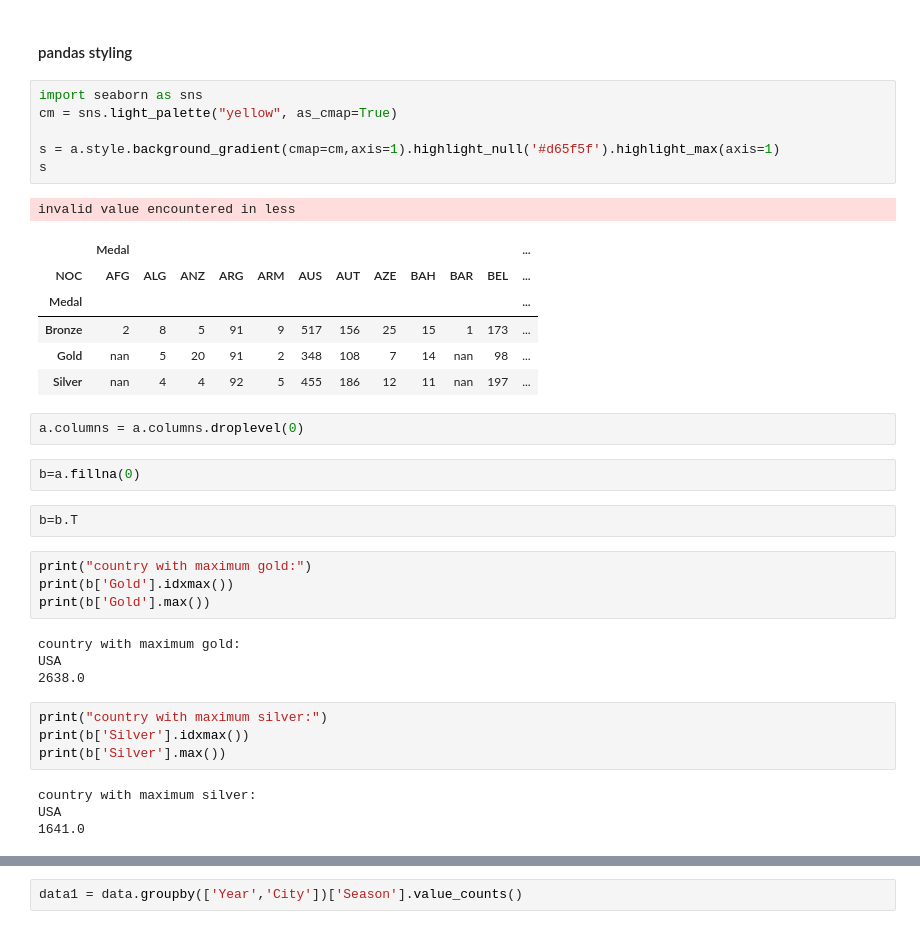
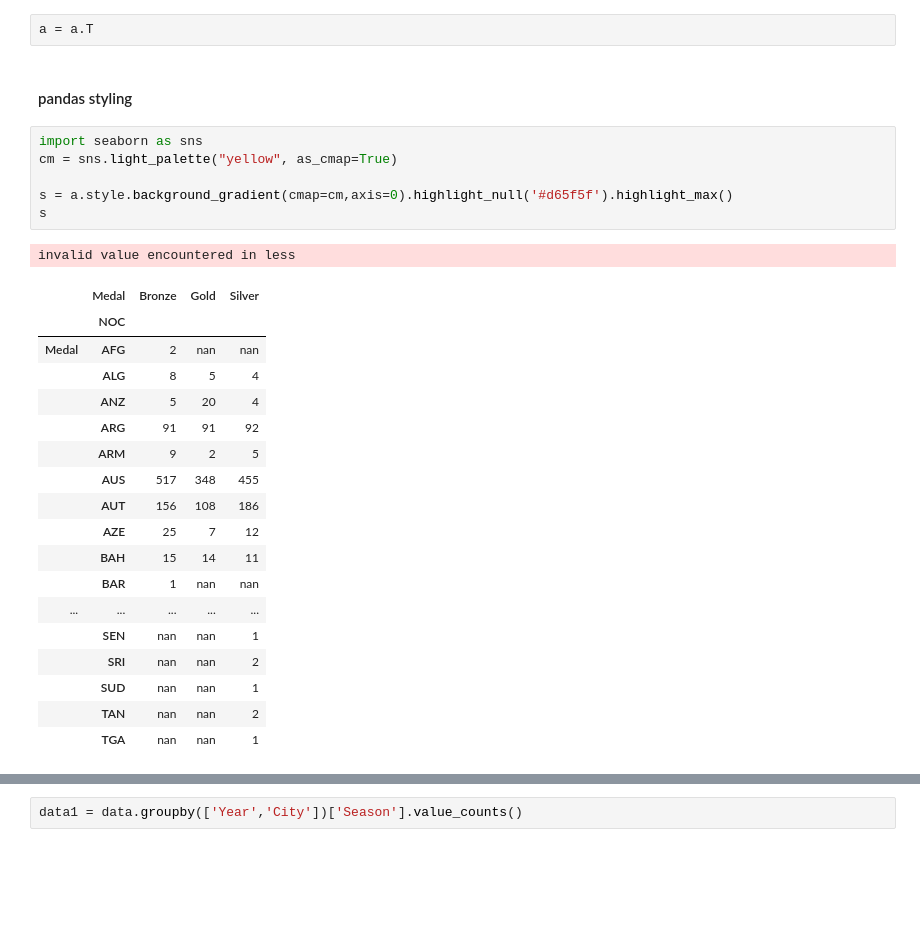
Before and after one commit to Hoaduong1990/Group2_pandas, a Jupyter notebook: olympics/Untitled.ipynb, the cells around one changed output, grey strips where cells are left out. Saved outputs shown, nothing was run; the diff lists cells and outputs as text; blank space fills up the shorter version.

```diff
--- a/olympics/Untitled.ipynb
+++ b/olympics/Untitled.ipynb
@@ -170,41 +164,33 @@ data_medal=data.groupby('Medal')['NOC'].value_counts()
 data_meda_1 = pd.DataFrame(data.groupby(['Medal','NOC']).Medal.count())
 # %%
 a=data_meda_1.unstack()
+# %%
+a = a.T
 # %% [markdown]
 #### pandas styling
 # %%
 import seaborn as sns
 cm = sns.light_palette("yellow", as_cmap=True)
 
-s = a.style.background_gradient(cmap=cm,axis=1).highlight_null('#d65f5f').highlight_max(axis=1)
+s = a.style.background_gradient(cmap=cm,axis=0).highlight_null('#d65f5f').highlight_max()
 s
 # %% [output]
 invalid value encountered in less
-|  | Medal |  |  |  |  |  |  |  |  |  |  | ... |
-| NOC | AFG | ALG | ANZ | ARG | ARM | AUS | AUT | AZE | BAH | BAR | BEL | ... |
-| Medal |  |  |  |  |  |  |  |  |  |  |  | ... |
-| Bronze | 2 | 8 | 5 | 91 | 9 | 517 | 156 | 25 | 15 | 1 | 173 | ... |
-| Gold | nan | 5 | 20 | 91 | 2 | 348 | 108 | 7 | 14 | nan | 98 | ... |
-| Silver | nan | 4 | 4 | 92 | 5 | 455 | 186 | 12 | 11 | nan | 197 | ... |
+|  | Medal | Bronze | Gold | Silver |
+|  | NOC |  |  |  |
+| Medal | AFG | 2 | nan | nan |
+|  | ALG | 8 | 5 | 4 |
+|  | ANZ | 5 | 20 | 4 |
+|  | ARG | 91 | 91 | 92 |
+|  | ARM | 9 | 2 | 5 |
+|  | AUS | 517 | 348 | 455 |
+|  | AUT | 156 | 108 | 186 |
+|  | AZE | 25 | 7 | 12 |
+|  | BAH | 15 | 14 | 11 |
+|  | BAR | 1 | nan | nan |
+| ... | ... | ... | ... | ... |
+|  | SEN | nan | nan | 1 |
+|  | SRI | nan | nan | 2 |
+|  | SUD | nan | nan | 1 |
+|  | TAN | nan | nan | 2 |
+|  | TGA | nan | nan | 1 |
-# %%
-a.columns = a.columns.droplevel(0)
-# %%
-b=a.fillna(0)
-# %%
-b=b.T
-# %%
-print("country with maximum gold:")
-print(b['Gold'].idxmax())
-print(b['Gold'].max())
-# %% [output]
-country with maximum gold:
-USA
-2638.0
-# %%
-print("country with maximum silver:")
-print(b['Silver'].idxmax())
-print(b['Silver'].max())
-# %% [output]
-country with maximum silver:
-USA
-1641.0
```
Also changed, not shown: parts of 65 cells of this notebook.
